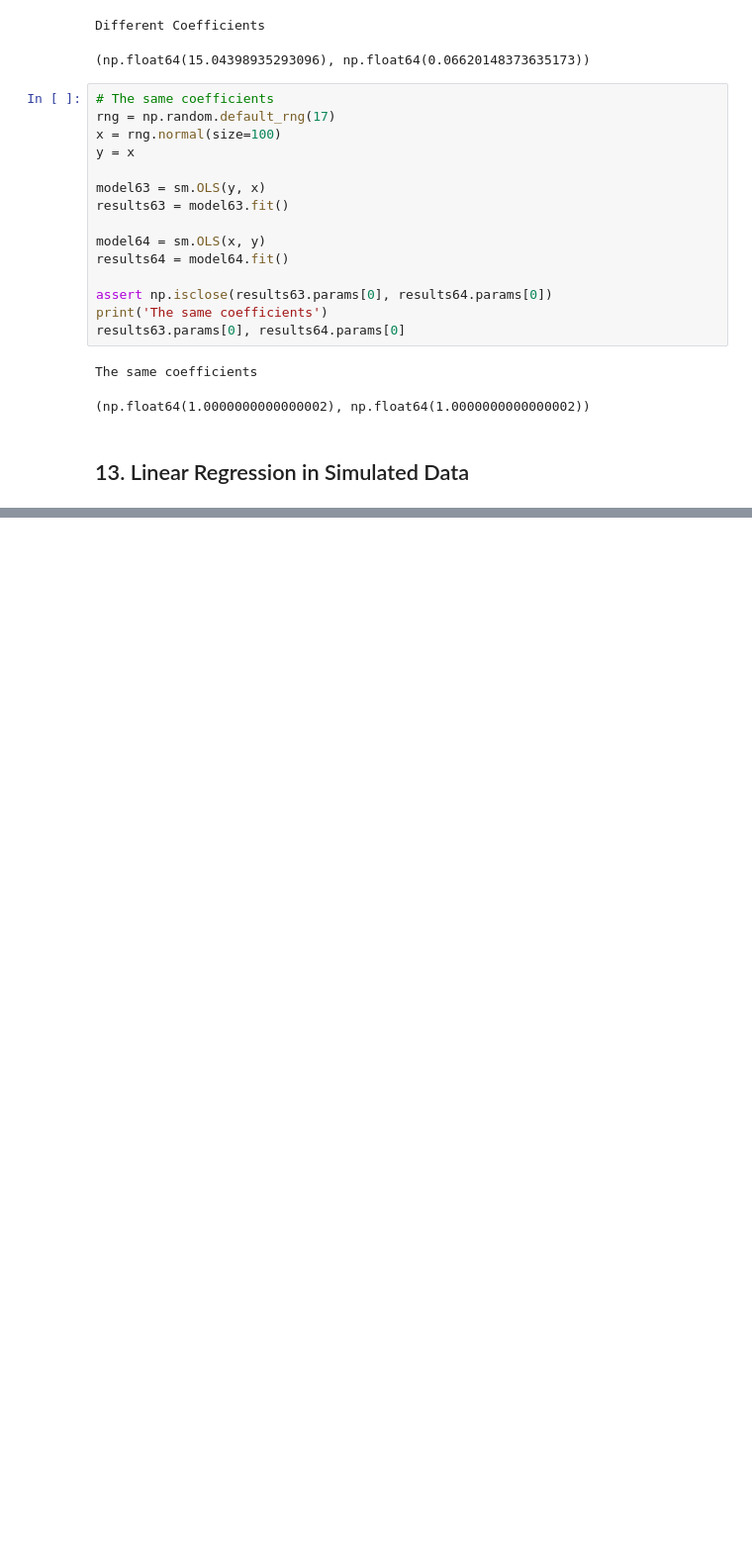
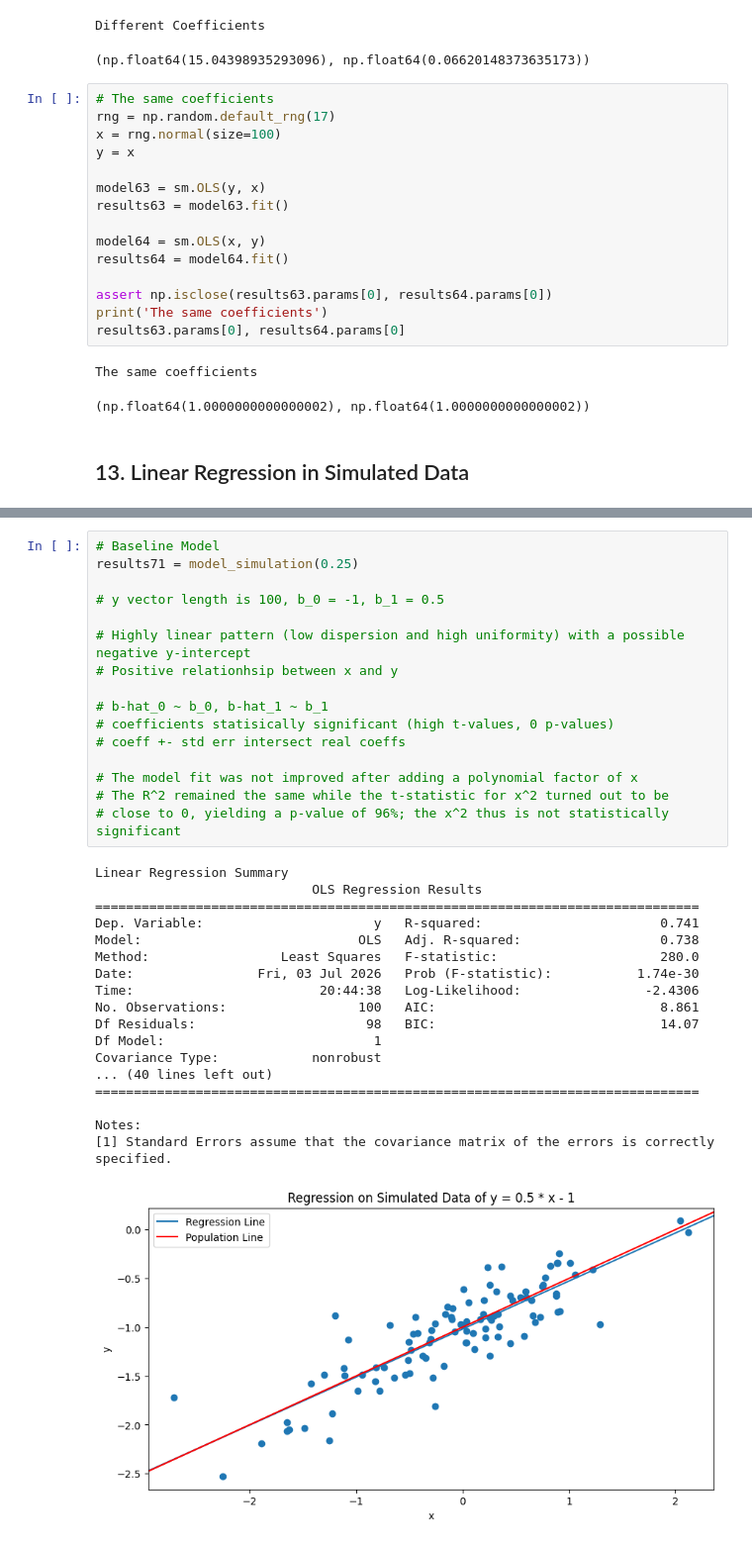
Before and after one commit to NDubelovskyi/ISLP, a Jupyter notebook: Chapter 3 Application.ipynb, the cells around one changed output, grey strips where cells are left out. Shown at 99% size. Cells and saved outputs as stored; diff of their text form; blank space fills up the shorter version.

Commit message:
Chapter 3 Application. Linear Regression in Simulated Data

```diff
--- a/Chapter 3 Application.ipynb
+++ b/Chapter 3 Application.ipynb
@@ -995,0 +1038,35 @@ The same coefficients
+# %%
+# Baseline Model
+results71 = model_simulation(0.25)
+
+# y vector length is 100, b_0 = -1, b_1 = 0.5
+
+# Highly linear pattern (low dispersion and high uniformity) with a possible negative y-intercept
+# Positive relationhsip between x and y
+
+# b-hat_0 ~ b_0, b-hat_1 ~ b_1
+# coefficients statisically significant (high t-values, 0 p-values)
+# coeff +- std err intersect real coeffs
+
+# The model fit was not improved after adding a polynomial factor of x
+# The R^2 remained the same while the t-statistic for x^2 turned out to be
+# close to 0, yielding a p-value of 96%; the x^2 thus is not statistically significant
+# %% [output]
+Linear Regression Summary
+                            OLS Regression Results
+==============================================================================
+Dep. Variable:                      y   R-squared:                       0.741
+Model:                            OLS   Adj. R-squared:                  0.738
+Method:                 Least Squares   F-statistic:                     280.0
+Date:                Fri, 03 Jul 2026   Prob (F-statistic):           1.74e-30
+Time:                        20:44:38   Log-Likelihood:                -2.4306
+No. Observations:                 100   AIC:                             8.861
+Df Residuals:                      98   BIC:                             14.07
+Df Model:                           1
+Covariance Type:            nonrobust
+... (40 lines left out)
+==============================================================================
+
+Notes:
+[1] Standard Errors assume that the covariance matrix of the errors is correctly specified.
+[figure, added]
```
Also changed, not shown: parts of 5 cells of this notebook.
